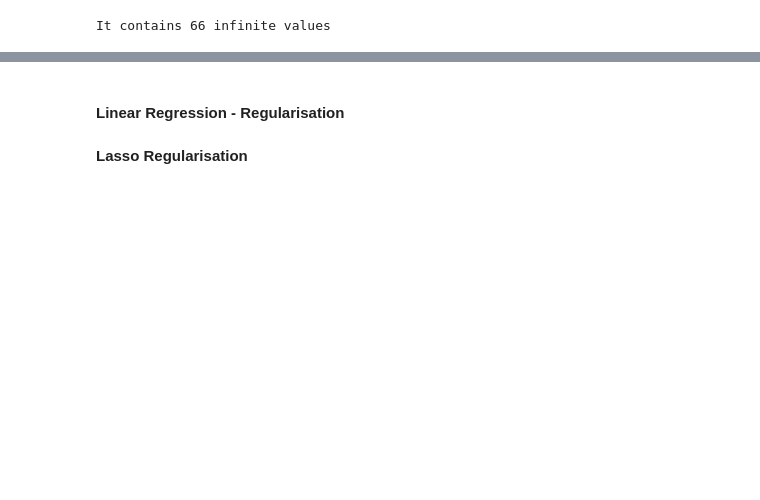
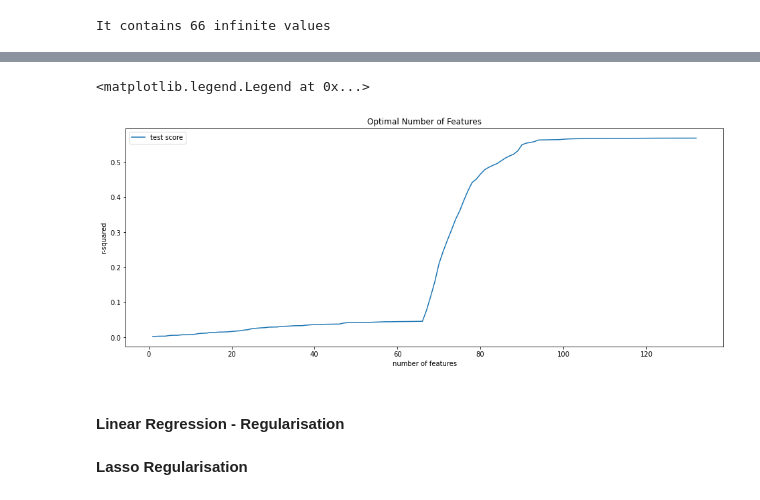
Before and after one commit to seanteohyh/AML_US_Traffic, a Jupyter notebook: NY Person Trip Predictor.ipynb, the cells around one changed output, grey strips where cells are left out. Cells and saved outputs as stored; diff of their text form; code cells hidden in the pictures; blank space fills up the shorter version.

```diff
--- a/NY Person Trip Predictor.ipynb
+++ b/NY Person Trip Predictor.ipynb
@@ -1081,0 +1181,4 @@ It contains 66 infinite values
+# %%
+# cv results
+cv_results = pd.DataFrame(model_cv.cv_results_)
+cv_results
@@ -1082,3 +1199,16 @@ It contains 66 infinite values
+# %%
+# plotting cv results
+plt.figure(figsize=(16,6))
+
+#plt.plot(cv_results["param_n_features_to_select"], cv_results["mean_test_score"])
+plt.plot(cv_results["param_n_features_to_select"], cv_results["mean_train_score"])
+plt.xlabel('number of features')
+plt.ylabel('r-squared')
+plt.title("Optimal Number of Features")
+plt.legend(['test score', 'train score'], loc='upper left')
+# %% [output]
+<matplotlib.legend.Legend at 0x...>
+[figure, added]
 # %% [markdown]
 #### Linear Regression - Regularisation
 # %% [markdown]
```
Also changed, not shown: parts of 36 cells of this notebook.
